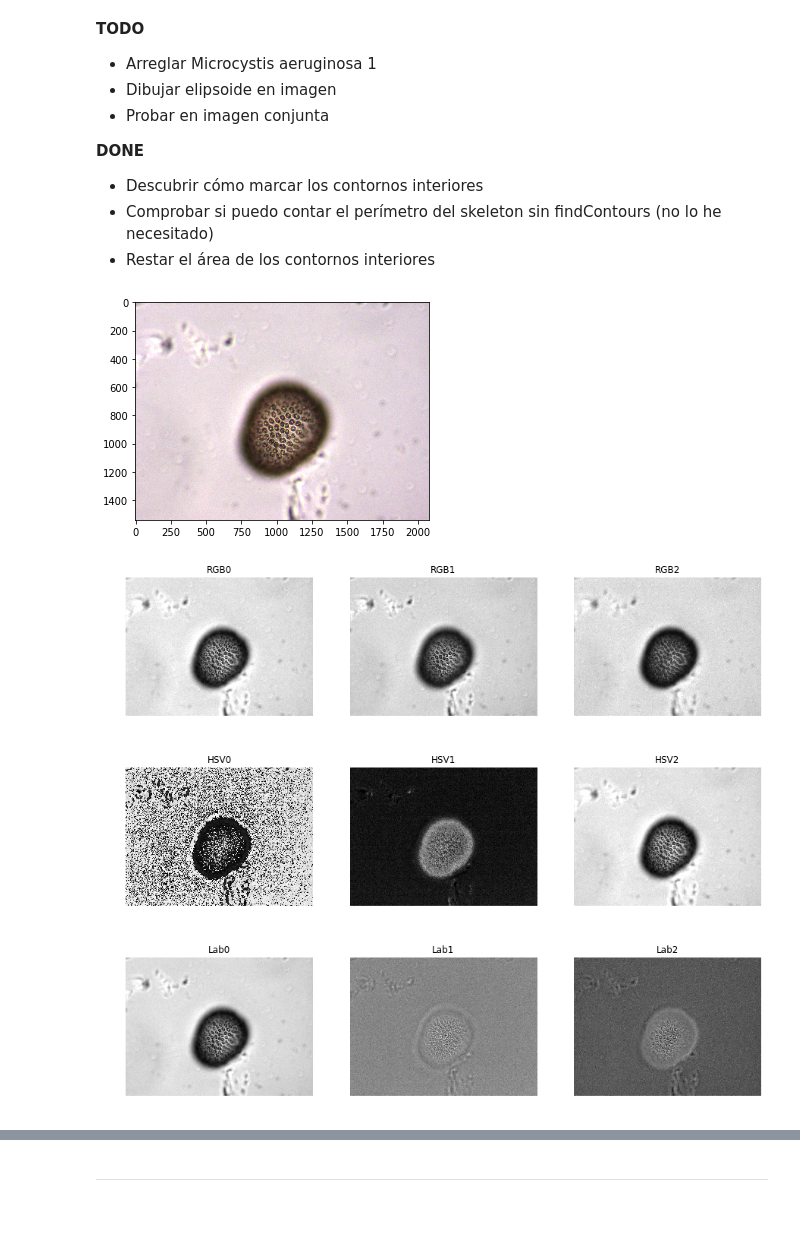
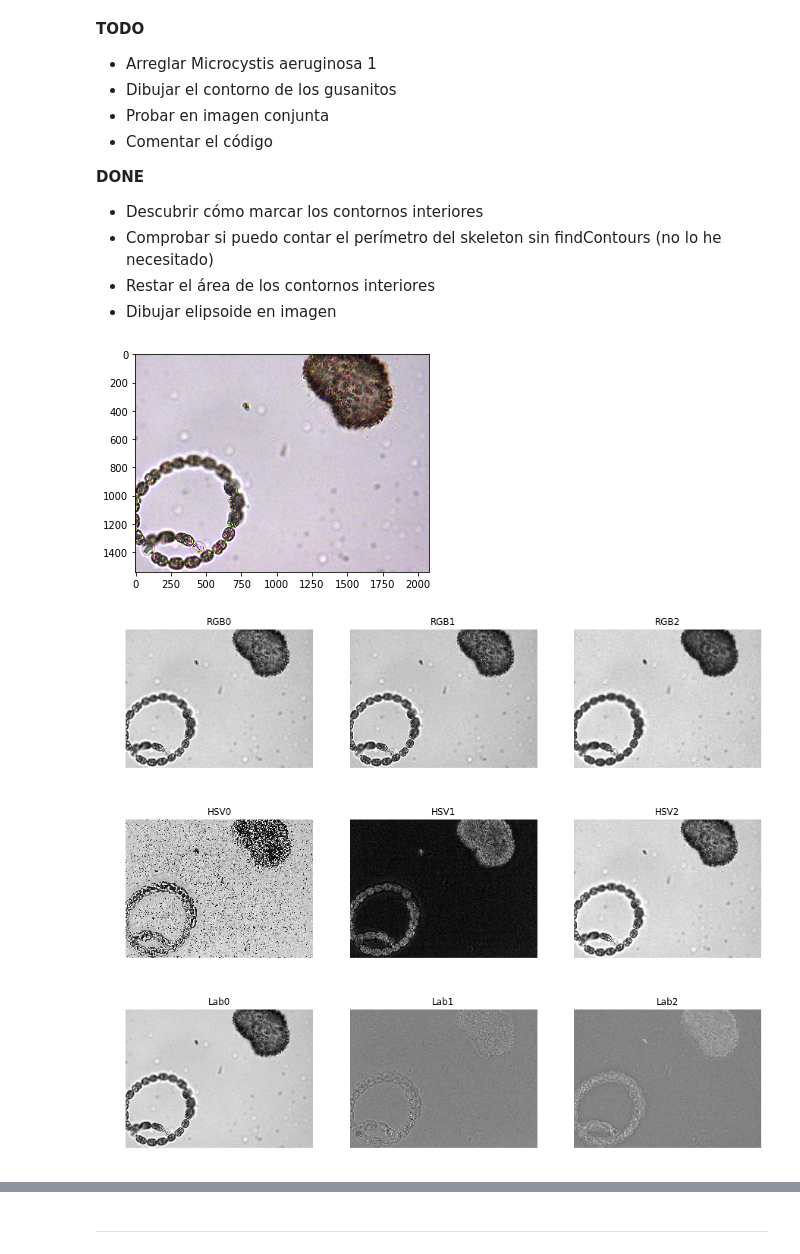
Before and after one commit to iagooteroc/analisis_imagen, a Jupyter notebook: P3/P3.ipynb, the cells around one changed output, grey strips where cells are left out. Drawn from its saved outputs; the diff is of its cells as text; code cells hidden in the pictures; blank space fills up the shorter version.

```diff
--- a/P3/P3.ipynb
+++ b/P3/P3.ipynb
@@ -8,47 +8,50 @@ from skimage.measure import find_contours, approximate_polygon, \
 # %% [markdown]
 **TODO**
 - Arreglar Microcystis aeruginosa 1
-- Dibujar elipsoide en imagen
+- Dibujar el contorno de los gusanitos
 - Probar en imagen conjunta
+- Comentar el código
 
 **DONE**
 - Descubrir cómo marcar los contornos interiores
 - Comprobar si puedo contar el perímetro del skeleton sin findContours (no lo he necesitado)
 - Restar el área de los contornos interiores
+- Dibujar elipsoide en imagen
 # %%
 # im = cv2.imread('dataset/Single 40x - Anabaena spiroides 1.jpg')
 # im = cv2.imread('dataset/Single 40x - Anabaena spiroides 2.jpg')
 # im = cv2.imread('dataset/Single 40x - Anabaena spiroides 3.jpg')
 # im = cv2.imread('dataset/Single 40x - Anabaena spiroides 4.jpg')
 # im = cv2.imread('dataset/Single 40x - Microcystis aeruginosa 1.jpg')
 # im = cv2.imread('dataset/Single 40x - Microcystis aeruginosa 2.jpg')
 # im = cv2.imread('dataset/Single 40x - Microcystis aeruginosa 3.jpg')
 # im = cv2.imread('dataset/Single 40x - Microcystis aeruginosa 4.jpg')
 # im = cv2.imread('dataset/Single 40x - Microcystis flos-aquae 1.jpg')
 # im = cv2.imread('dataset/Single 40x - Microcystis flos-aquae 2.jpg')
-im = cv2.imread('dataset/Single 40x - Woronichinia naegeliana 1.jpg')
+# im = cv2.imread('dataset/Single 40x - Woronichinia naegeliana 1.jpg')
 # im = cv2.imread('dataset/Single 40x - Woronichinia naegeliana 2.jpg')
 # im = cv2.imread('dataset/Single 40x - Woronichinia naegeliana 3.jpg')
+im = cv2.imread('dataset/Slide 40x 5.jpg')
 im_rgb = cv2.cvtColor(im, cv2.COLOR_BGR2RGB)
 plt.imshow(im_rgb)
 plt.show()
 im_hsv = cv2.cvtColor(im, cv2.COLOR_BGR2HSV)
 im_lab = cv2.cvtColor(im, cv2.COLOR_BGR2Lab)
 
 images = [im_rgb, im_hsv, im_lab]
 names = ['RGB', 'HSV', 'Lab']
 for n, img in enumerate(images):
     fig, axeslist = plt.subplots(ncols=3, nrows=1,figsize=(15,15))
     for i in range(3):
         axeslist.ravel()[i].imshow(img[:,:,i], cmap='gray')
         axeslist.ravel()[i].set_title(names[n] + str(i))
         axeslist.ravel()[i].set_axis_off()
     plt.show()
 # %% [output]
-[figure, old version]
+[figure, new version]
-[figure, old version]
+[figure, new version]
-[figure, old version]
+[figure, new version]
-[figure, old version]
+[figure, new version]
 # %%
 img = im_lab[:,:,0]
 # img = 255-im_hsv[:,:,1]
```
Also changed, not shown: parts of 21 cells of this notebook.
